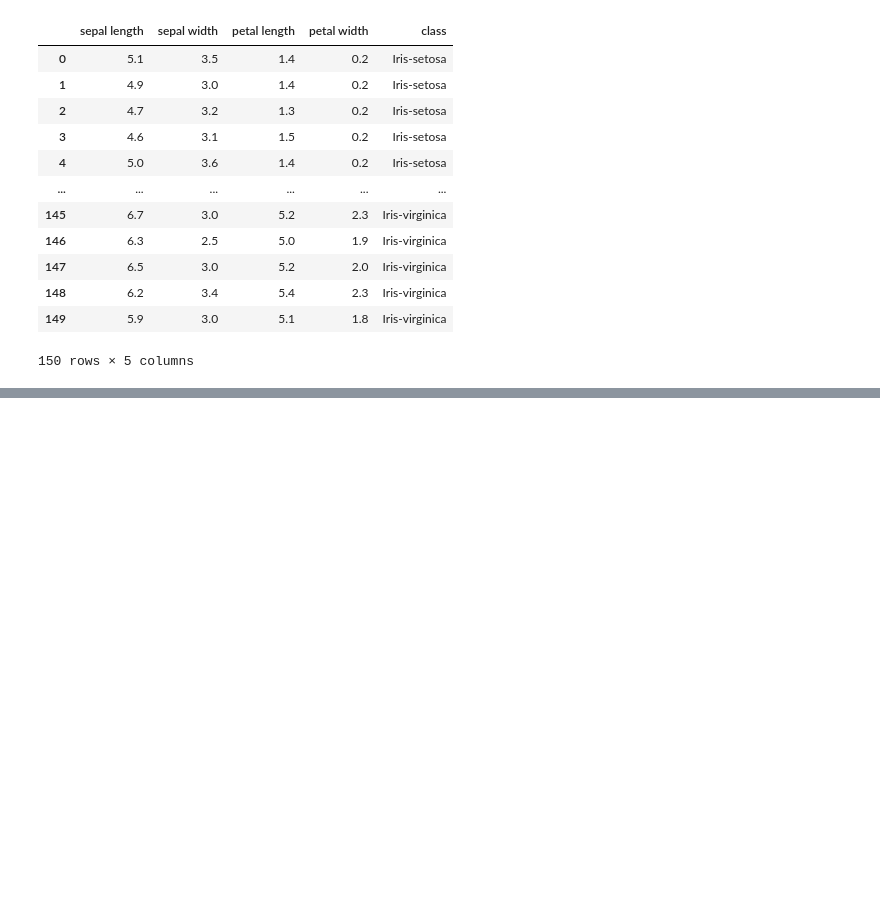
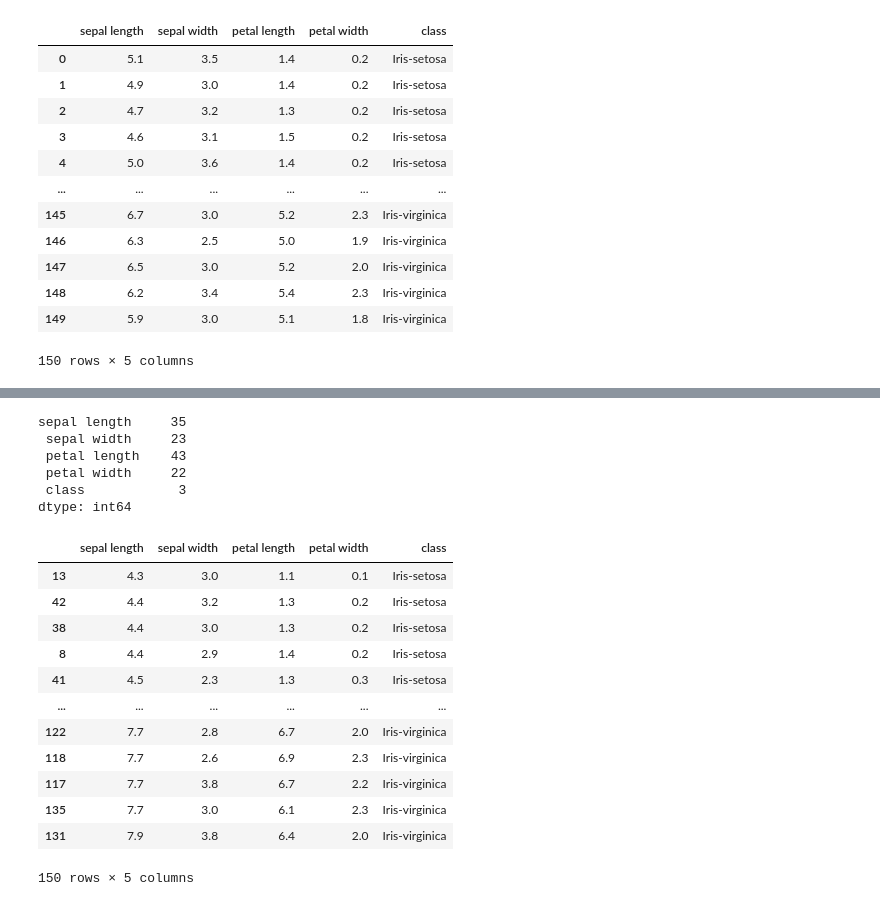
Before and after one commit to Glogover/pands-project, a Jupyter notebook: analysis.ipynb, the cells around one changed output, grey strips where cells are left out. Saved outputs shown, nothing was run; the diff lists cells and outputs as text; code cells hidden in the pictures; blank space fills up the shorter version.

```diff
--- a/analysis.ipynb
+++ b/analysis.ipynb
@@ -44,0 +123,25 @@ df
+# %%
+df.nunique() # Unique values in each column
+# %% [output]
+sepal length     35
+ sepal width     23
+ petal length    43
+ petal width     22
+ class            3
+dtype: int64
+# %%
+df.sort_values(by = "sepal length") # Sorting DataFrame by column "sepal length", ascending
+# %% [output]
+|  | sepal length | sepal width | petal length | petal width | class |
+| 13 | 4.3 | 3.0 | 1.1 | 0.1 | Iris-setosa |
+| 42 | 4.4 | 3.2 | 1.3 | 0.2 | Iris-setosa |
+| 38 | 4.4 | 3.0 | 1.3 | 0.2 | Iris-setosa |
+| 8 | 4.4 | 2.9 | 1.4 | 0.2 | Iris-setosa |
+| 41 | 4.5 | 2.3 | 1.3 | 0.3 | Iris-setosa |
+| ... | ... | ... | ... | ... | ... |
+| 122 | 7.7 | 2.8 | 6.7 | 2.0 | Iris-virginica |
+| 118 | 7.7 | 2.6 | 6.9 | 2.3 | Iris-virginica |
+| 117 | 7.7 | 3.8 | 6.7 | 2.2 | Iris-virginica |
+| 135 | 7.7 | 3.0 | 6.1 | 2.3 | Iris-virginica |
+| 131 | 7.9 | 3.8 | 6.4 | 2.0 | Iris-virginica |
+150 rows × 5 columns
```
Also changed, not shown: parts of 14 cells of this notebook, 1 other file.
